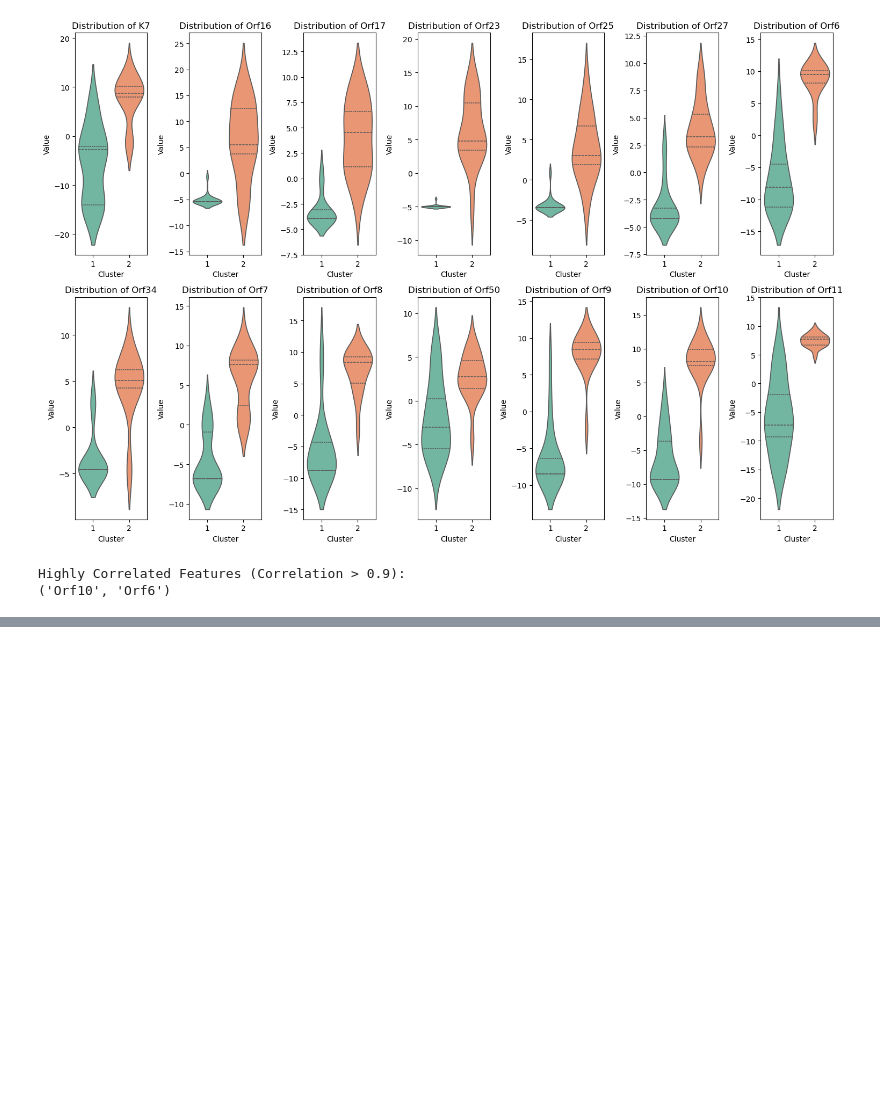
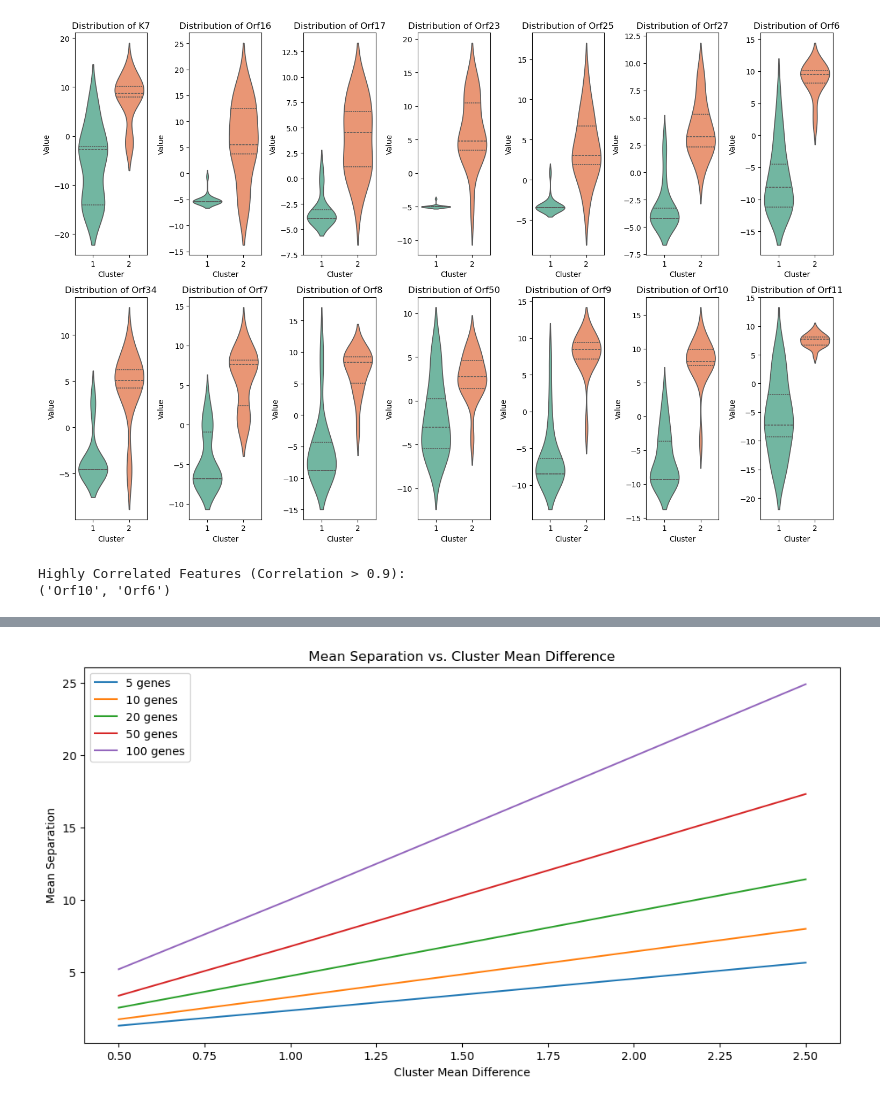
Before and after one commit to alecplotkin/DATA-481-Team-Virology, a Jupyter notebook: Praveen-Puviindran/try2/data_20250325.ipynb, the cells around one changed output, grey strips where cells are left out. Drawn from its saved outputs; the diff is of its cells as text; code cells hidden in the pictures; blank space fills up the shorter version.

```diff
--- a/Praveen-Puviindran/try2/data_20250325.ipynb
+++ b/Praveen-Puviindran/try2/data_20250325.ipynb
@@ -681,0 +816,83 @@ Highly Correlated Features (Correlation > 0.9):
+# %%
+# Extend the loop to compute separation metrics and performance metrics
+results = []
+
+# Loop through combinations of n_genes and cluster_mean_diff
+for n_genes in n_genes_list:
+    for cluster_mean_diff in cluster_mean_diff_list:
+        # Generate synthetic data
+        Z, labels = generate_data(n_samples, n_genes, cluster_mean_diff)
+
+        # Compute separation metrics
+        mean_separation = compute_mean_separation(Z, labels)
+        mahalanobis_dist = compute_mahalanobis_distance(Z, labels)
+        silhouette = compute_silhouette_score(Z, labels)
+
+        # Compute clustering and classification performance
+        ami = evaluate_clustering(Z, labels)
+        acc = evaluate_classification(Z, labels)
+
+        # Store results
+        results.append({
+            "n_genes": n_genes,
+            "cluster_mean_diff": cluster_mean_diff,
+            "Mean Separation": mean_separation,
+            "Mahalanobis Distance": mahalanobis_dist,
+            "Silhouette Score": silhouette,
+            "AMI": ami,
+            "Accuracy": acc
+        })
+
+# Convert results to a DataFrame
+results_df = pd.DataFrame(results)
+
+# Analyze the results
+# Plot separation metrics against cluster_mean_diff for different n_genes
+plt.figure(figsize=(12, 6))
+for metric in ["Mean Separation", "Mahalanobis Distance", "Silhouette Score"]:
+    plt.figure(figsize=(12, 6))
+    for n_genes in n_genes_list:
+        subset = results_df[results_df["n_genes"] == n_genes]
+        plt.plot(subset["cluster_mean_diff"], subset[metric], label=f"{n_genes} genes")
+    plt.title(f"{metric} vs. Cluster Mean Difference")
+    plt.xlabel("Cluster Mean Difference")
+    plt.ylabel(metric)
+    plt.legend()
+    plt.show()
+
+# Compare separation metrics to performance metrics
+# Scatter plots for Silhouette Score vs. AMI and Accuracy
+plt.figure(figsize=(12, 6))
+plt.scatter(results_df["Silhouette Score"], results_df["AMI"], alpha=0.7, label="AMI")
+plt.scatter(results_df["Silhouette Score"], results_df["Accuracy"], alpha=0.7, label="Accuracy")
+plt.axvline(0.7, color='red', linestyle='--', label="Silhouette > 0.7")
+plt.title("Silhouette Score vs. Performance Metrics")
+plt.xlabel("Silhouette Score")
+plt.ylabel("Performance Metrics")
+plt.legend()
+plt.show()
+
+# Identify thresholds for good performance
+good_performance = results_df[
+    (results_df["Silhouette Score"] > 0.7) &
+    (results_df["Mahalanobis Distance"] > 3) &
+    (results_df["AMI"] > 0.8) &
+    (results_df["Accuracy"] > 0.9)
+]
+print("Thresholds for Good Performance:")
+print(good_performance)
+
+# Visualize key trade-offs
+# Heatmap of Accuracy for n_genes and cluster_mean_diff
+pivot_table = results_df.pivot("n_genes", "cluster_mean_diff", "Accuracy")
+sns.heatmap(pivot_table, annot=True, cmap="YlGnBu", fmt=".2f")
+plt.title("Accuracy Heatmap")
+plt.xlabel("Cluster Mean Difference")
+plt.ylabel("Number of Genes")
+plt.show()
+
+# Write a conclusion
+print("Conclusion:")
+print("The number of genes and cluster mean difference required for good clustering/classification performance are:")
+print("Silhouette Score > 0.7, Mahalanobis Distance > 3, and Mean Separation corresponding to AMI > 0.8 or Accuracy > 90%.")
+# %% [output]
@@ -681,0 +900 @@ Highly Correlated Features (Correlation > 0.9):
+[figure, added]
```
Also changed, not shown: parts of 6 cells of this notebook.
